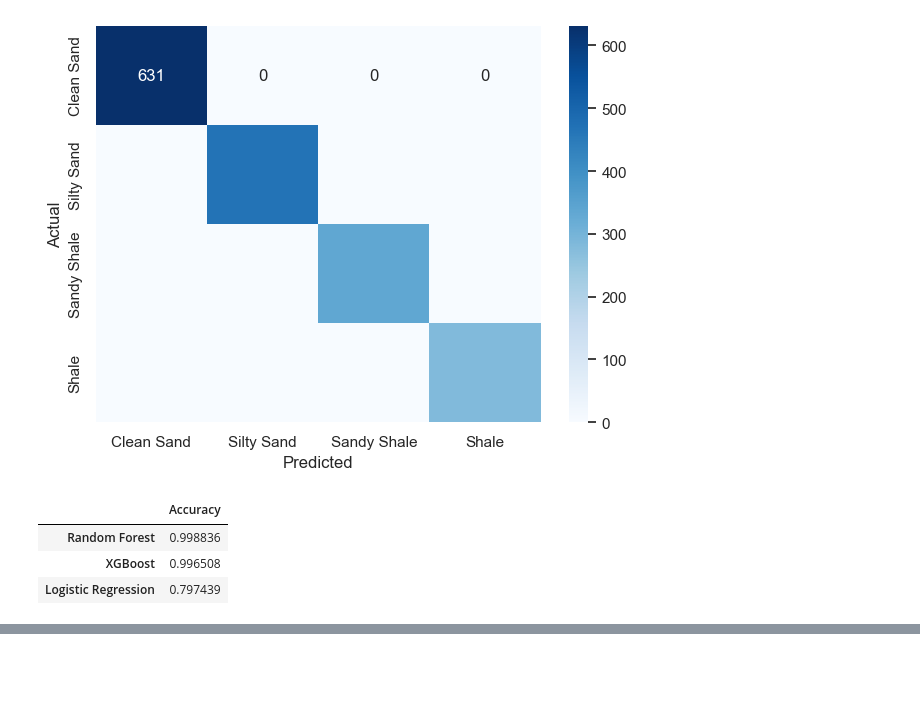
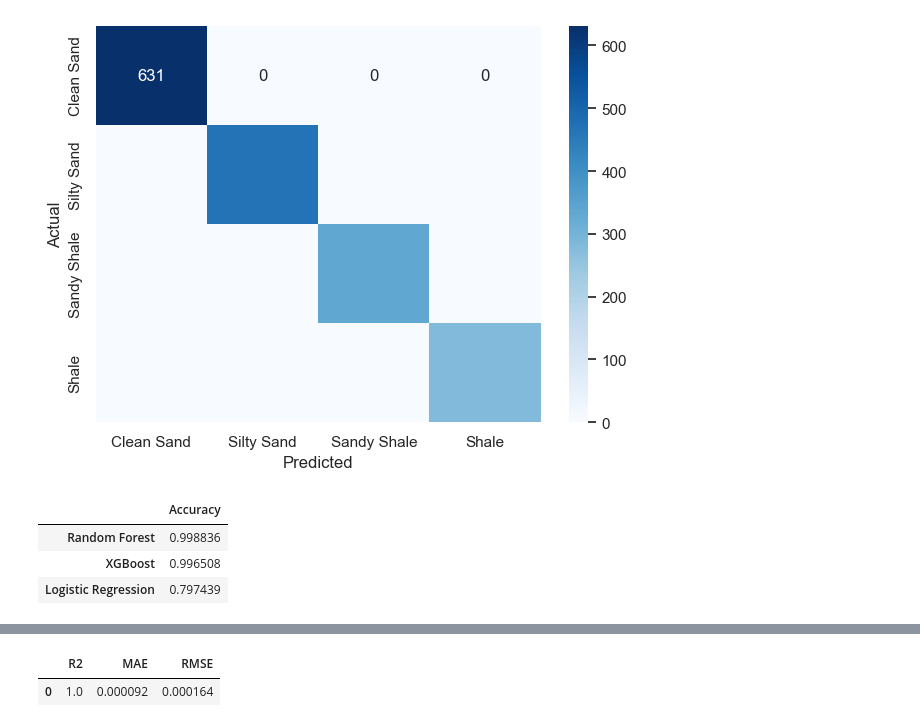
Before and after one commit to Tam-Davies/ml-lithology-classification, a Jupyter notebook: notebooks/model_development.ipynb, the cells around one changed output, grey strips where cells are left out. Saved outputs shown, nothing was run; the diff lists cells and outputs as text; code cells hidden in the pictures; blank space fills up the shorter version.

```diff
--- a/notebooks/model_development.ipynb
+++ b/notebooks/model_development.ipynb
@@ -58,3 +58,12 @@ scores
 | Random Forest | 0.998836 |
 | XGBoost | 0.996508 |
 | Logistic Regression | 0.797439 |
+# %%
+import importlib
+import src.lithology.models.trainer as trainer_module
+
+importlib.reload(trainer_module)
+
+train_models = trainer_module.train_models
+train_vsh_model = trainer_module.train_vsh_model
+evaluate_model = trainer_module.evaluate_model
@@ -60,0 +93,13 @@ scores
+# %%
+vsh_model, vsh_predictions, vsh_metrics = train_vsh_model(
+    trainer.X_train,
+    trainer.X_test,
+    df.loc[trainer.X_train.index, "Vsh_PreTertiary"],
+    df.loc[trainer.X_test.index, "Vsh_PreTertiary"],
+    PROJECT_ROOT / "artifacts" / "models"
+)
+
+pd.DataFrame([vsh_metrics])
+# %% [output]
+|  | R2 | MAE | RMSE |
+| 0 | 1.0 | 0.000092 | 0.000164 |
```
Also changed, not shown: parts of 1 cell of this notebook, 7 other files.
